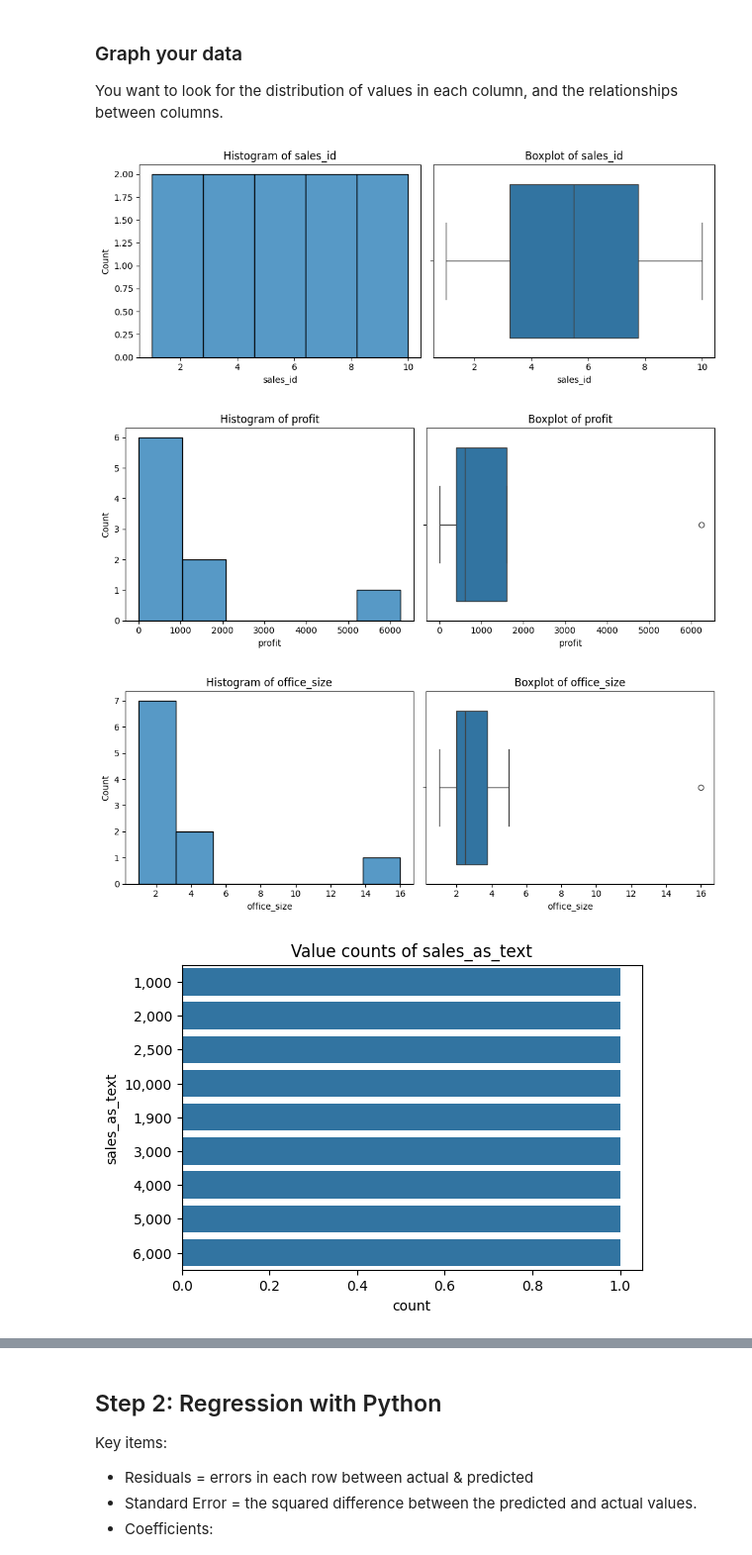
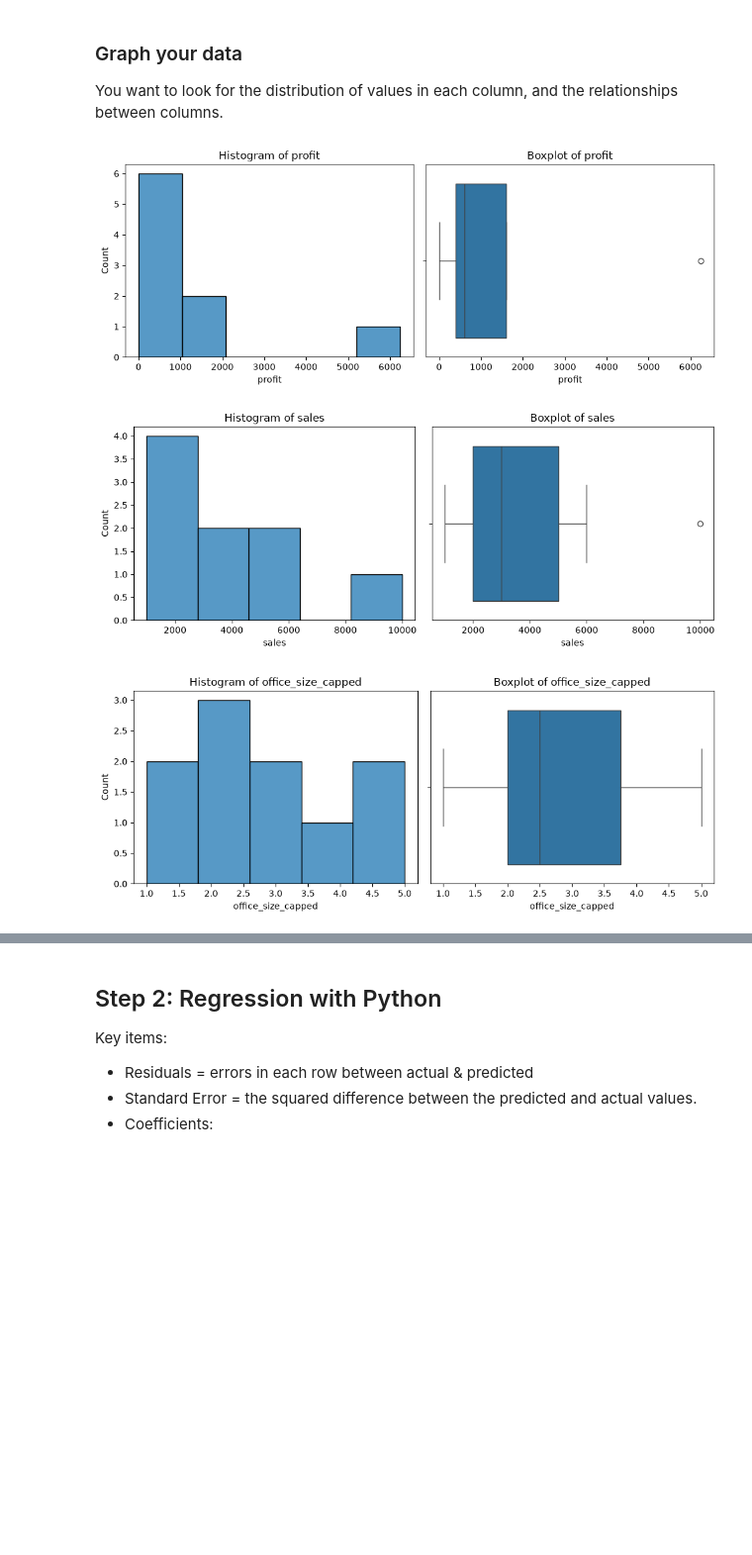
Before and after one commit to profgarrett/jsgames, a Jupyter notebook: static/pages/course_model/ml05-ols/index.ipynb, the cells around one changed output, grey strips where cells are left out. Shown at 99% size. Drawn from its saved outputs; the diff is of its cells as text; code cells hidden in the pictures; blank space fills up the shorter version.

```diff
--- a/static/pages/course_model/ml05-ols/index.ipynb
+++ b/static/pages/course_model/ml05-ols/index.ipynb
@@ -122,34 +122,48 @@ You want to look for the distribution of values in each column, and the relation
 # %%
 import matplotlib.pyplot as plt
 import seaborn as sns
 
 df = df_raw.copy()
+
+# Create is_ny column
+df['is_ny'] = df['state'].apply(lambda x: True if x == 'NY' else False)
+
+# Convert text to numbers
+df['sales'] = df['sales_as_text'].str.replace(',', '').astype(float)
+
+# Cap office size to 5
+df['office_size_capped'] = df['office_size'].apply(lambda x: x if x <= 5 else 5)
+
+# Remove old columns
+df = df.drop(columns=['sales_as_text', 'office_size', 'state', 'sales_id'])
+
+# Remove NaN values
+df = df.dropna()
 
 number_columns = df.select_dtypes(include=['number']).columns.tolist()
 text_columns = df.select_dtypes(include=['string', 'category']).columns.tolist()
 
 # Print a histogram and boxplot for each numeric column
 for col in number_columns:
     plt.figure(figsize=(10, 4))
     plt.subplot(1, 2, 1)
     sns.histplot(df[col])
     plt.title(f'Histogram of {col}')
 
     plt.subplot(1, 2, 2)
     sns.boxplot(x=df[col].dropna())
     plt.title(f'Boxplot of {col}')
 
     plt.tight_layout()
     plt.show()
 
 # Print a chart showing the distribution of values for each text column
 for col in text_columns:
     plt.figure(figsize=(6, 4))
     sns.countplot(y=df[col], order=df[col].value_counts().index)
     plt.title(f'Value counts of {col}')
     plt.show()
 # %% [output]
-[figure, old version]
+[figure, new version]
-[figure, old version]
+[figure, new version]
-[figure, old version]
+[figure, new version]
-[figure, removed]
```
Also changed, not shown: parts of 4 cells of this notebook, 14 other files.
